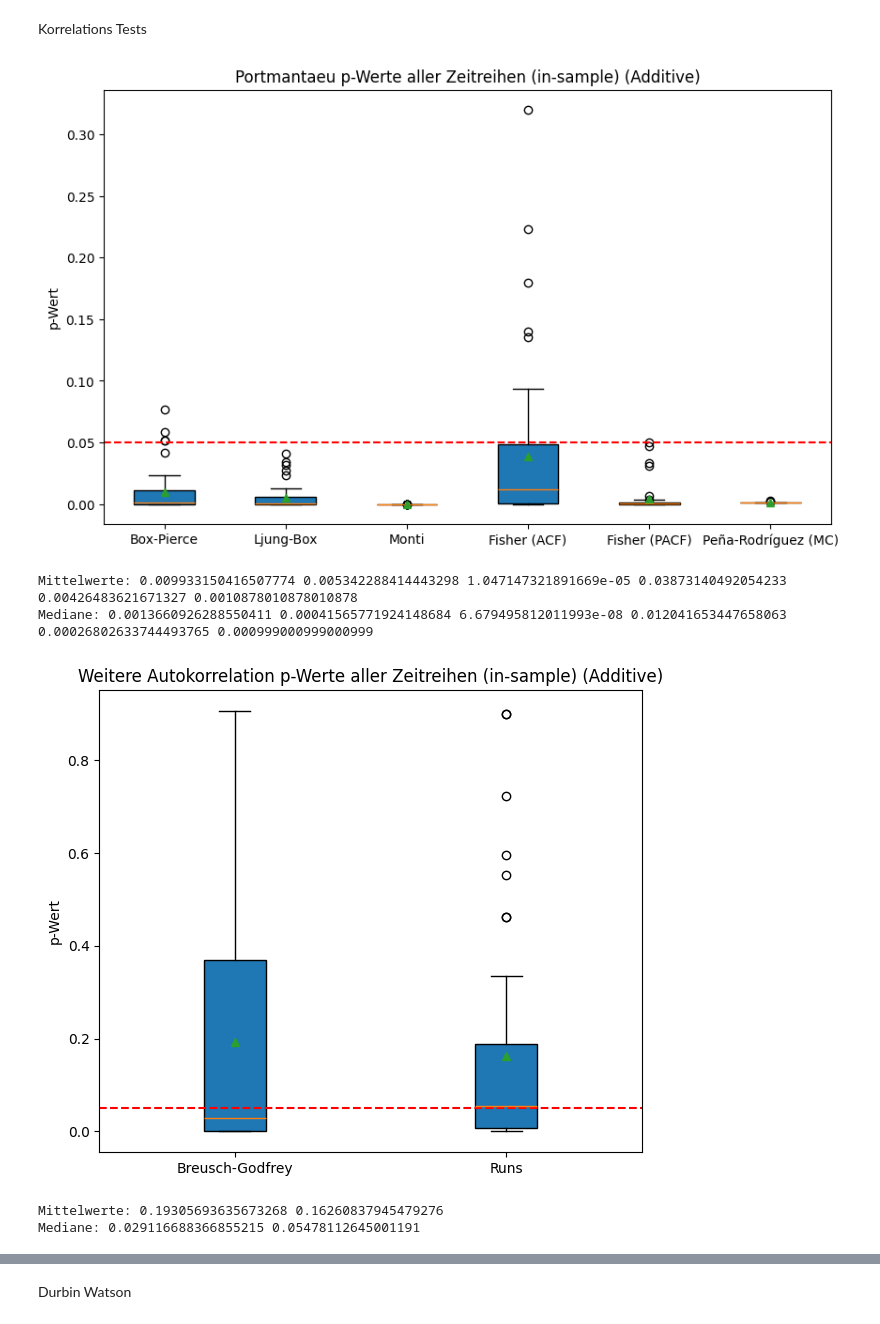
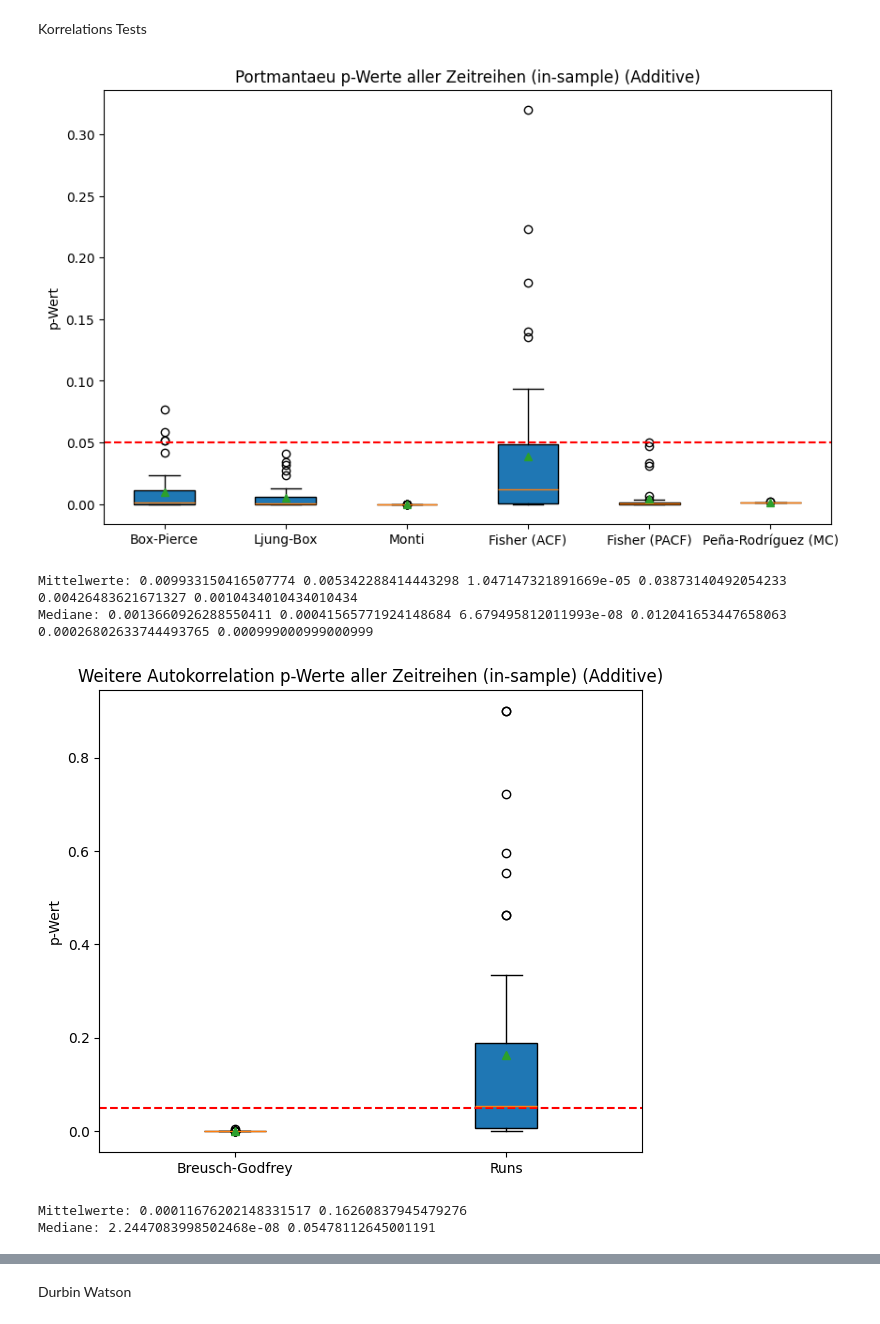
Before and after one commit to netalivo/Bachelor, a Jupyter notebook: main_all_stores_additive.ipynb, the cells around one changed output, grey strips where cells are left out. Saved outputs shown, nothing was run; the diff lists cells and outputs as text; code cells hidden in the pictures.

```diff
--- a/main_all_stores_additive.ipynb
+++ b/main_all_stores_additive.ipynb
@@ -137,7 +137,7 @@ for store in range(1, 46):
             if model_type == 'SARIMA':
                 _, p_value = breusch_godfrey_test(model = sarima_models[store], lags = 20, print_results = False)
             if model_type == 'Additive':
-                _, p_value = breusch_godfrey_test_naive(sales, lags = 5, print_results = False)
+                _, p_value = breusch_godfrey_manuell(sales, lags = 5, print_results = False)
             bg_pvalues.append(p_value)
         except Exception as e:
             print(f"Fehler beim Breusch-Godfrey Test für Store {store}: {e}")
@@ -209,35 +209,34 @@ plt.show()
 print("Mittelwerte:", np.mean(bp_pvalues), np.mean(lb_pvalues),  np.mean(m_pvalues), np.mean(f_pvalues), np.mean(f2_pvalues), np.mean(pr2_pvalues))
 print("Mediane:", np.median(bp_pvalues), np.median(lb_pvalues),  np.median(m_pvalues), np.median(f_pvalues), np.median(f2_pvalues), np.median(pr2_pvalues))
 
 # Boxplot Breusch-Godfrey und Runs-Test
 plt.figure(figsize=(7, 6))
 plt.boxplot(pvalues_other, patch_artist=True, showmeans=True, widths=[0.23, 0.23])
 plt.title('Weitere Autokorrelation p-Werte aller Zeitreihen (in-sample) ({})'.format(model_type))
 plt.ylabel("p-Wert")
 plt.xticks([1, 2], ["Breusch-Godfrey", "Runs"])
 plt.axhline(0.05, color='red', linestyle='--', label='Signifikanzniveau 0.05')
 plt.show()
 
 # Mittelwerte und Median der p-Werte
 print("Mittelwerte:", np.mean(bg_pvalues), np.mean(rt_pvalues))
 print("Mediane:", np.median(bg_pvalues), np.median(rt_pvalues))
 
-
 # Heatmap
 store_names = [f"Store {i+1}" for i in range(pvalues.shape[0])]
 columns = ["Box-Pierce", "Ljung-Box",  "Monti", "Fisher (ACF)", "Fisher (PACF)", "Peña-Rodríguez (MC)", "Breusch-Godfrey", "Runs"]
 df_pvalues = pd.DataFrame(pvalues, index=store_names, columns=columns)
 plt.figure(figsize=(10, len(store_names) * 0.5))  # Dynamische Höhe
 sns.heatmap(df_pvalues, annot=True, fmt=".3f", annot_kws={"size": 14}, cmap="coolwarm", cbar_kws={'label': 'p-Wert'}, vmin=0, vmax=1)
 plt.title('Autokorrelation p-Werte pro Zeitreihe und Test (in-sample) ({})'.format(model_type))
 plt.xlabel("Test")
 plt.ylabel("Store")
 plt.tight_layout()
 plt.show()
 # %% [output]
 [figure]
-Mittelwerte: 0.009933150416507774 0.005342288414443298 1.047147321891669e-05 0.03873140492054233 0.00426483621671327 0.0010878010878010878
+Mittelwerte: 0.009933150416507774 0.005342288414443298 1.047147321891669e-05 0.03873140492054233 0.00426483621671327 0.0010434010434010434
 Mediane: 0.0013660926288550411 0.00041565771924148684 6.679495812011993e-08 0.012041653447658063 0.00026802633744493765 0.000999000999000999
-[figure, old version]
+[figure, new version]
-Mittelwerte: 0.19305693635673268 0.16260837945479276
-Mediane: 0.029116688366855215 0.05478112645001191
+Mittelwerte: 0.00011676202148331517 0.16260837945479276
+Mediane: 2.2447083998502468e-08 0.05478112645001191
```
Also changed, not shown: parts of 4 cells of this notebook, 2 other files.
